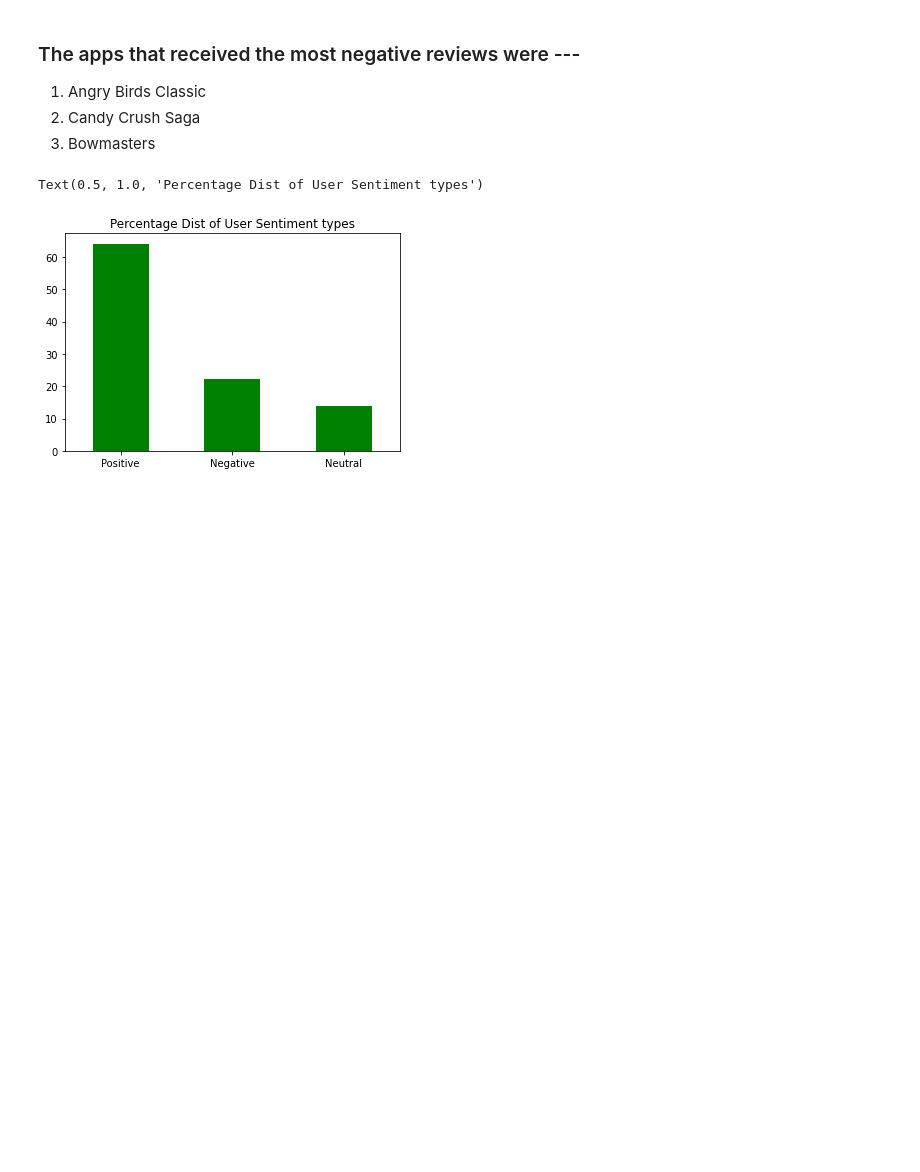
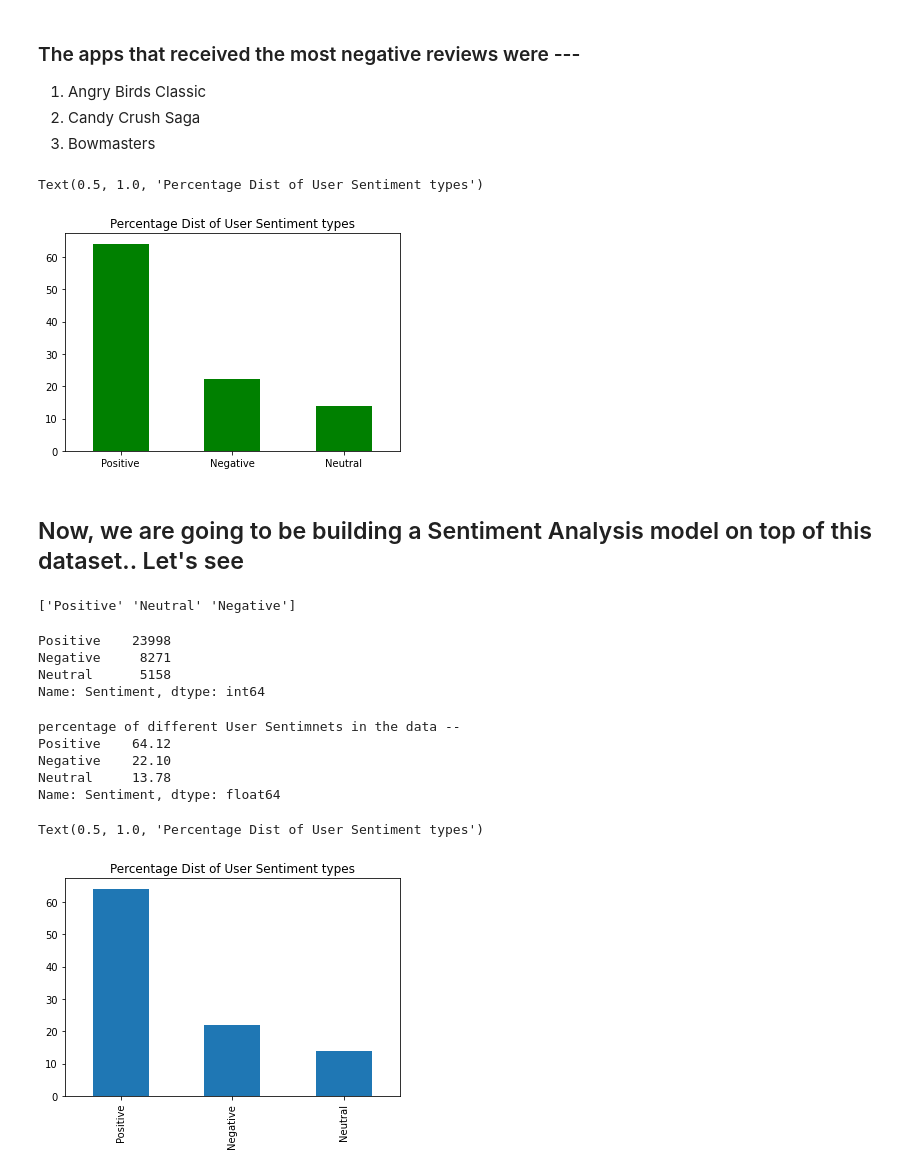
Before and after one commit to RanojoyBiswas/Play-Store-App-Review-Analysis-, a Jupyter notebook: Play_Store_App_Review_Analysis_Capstone_Project.ipynb, the cells around one changed output. Cells and saved outputs as stored; diff of their text form; code cells hidden in the pictures; blank space fills up the shorter version.

```diff
--- a/Play_Store_App_Review_Analysis_Capstone_Project.ipynb
+++ b/Play_Store_App_Review_Analysis_Capstone_Project.ipynb
@@ -1024,3 +1024,33 @@ plt.title('Percentage Dist of User Sentiment types')
 # %% [output]
 Text(0.5, 1.0, 'Percentage Dist of User Sentiment types')
 [figure]
+# %% [markdown]
+## Now, we are going to be building a Sentiment Analysis model on top of this dataset.. Let's see
+# %%
+# Checking for unique values in the sentiment column
+print(reviews_df['Sentiment'].unique())
+# %% [output]
+['Positive' 'Neutral' 'Negative']
+# %%
+reviews_df['Sentiment'].value_counts()
+# %% [output]
+Positive    23998
+Negative     8271
+Neutral      5158
+Name: Sentiment, dtype: int64
+# %%
+print('percentage of different User Sentimnets in the data --')
+print(round(reviews_df['Sentiment'].value_counts(normalize = True)*100, 2))
+# %% [output]
+percentage of different User Sentimnets in the data --
+Positive    64.12
+Negative    22.10
+Neutral     13.78
+Name: Sentiment, dtype: float64
+# %%
+# percentage distribution by Sentiment types
+round(reviews_df['Sentiment'].value_counts(normalize = True)*100, 2).plot(kind = 'bar')
+plt.title('Percentage Dist of User Sentiment types')
+# %% [output]
+Text(0.5, 1.0, 'Percentage Dist of User Sentiment types')
+[figure, added]
```
Also changed, not shown: parts of 33 cells of this notebook.
